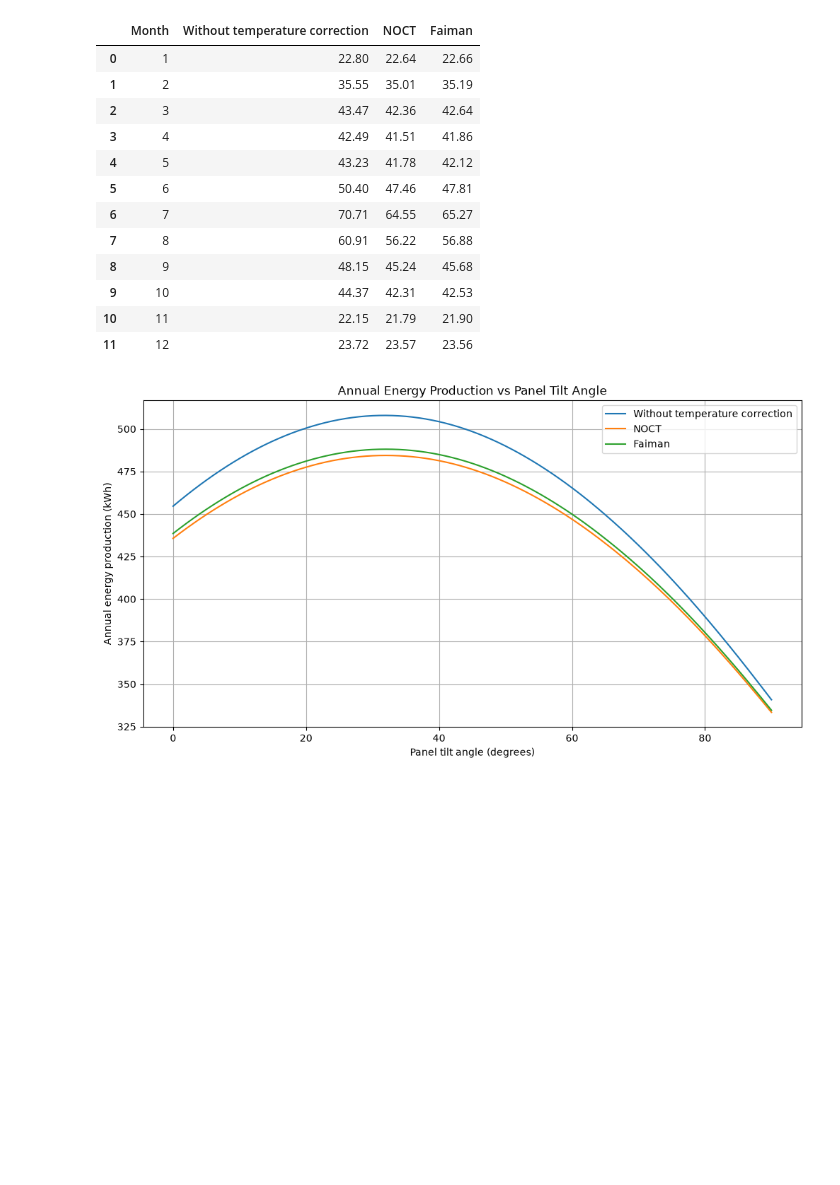
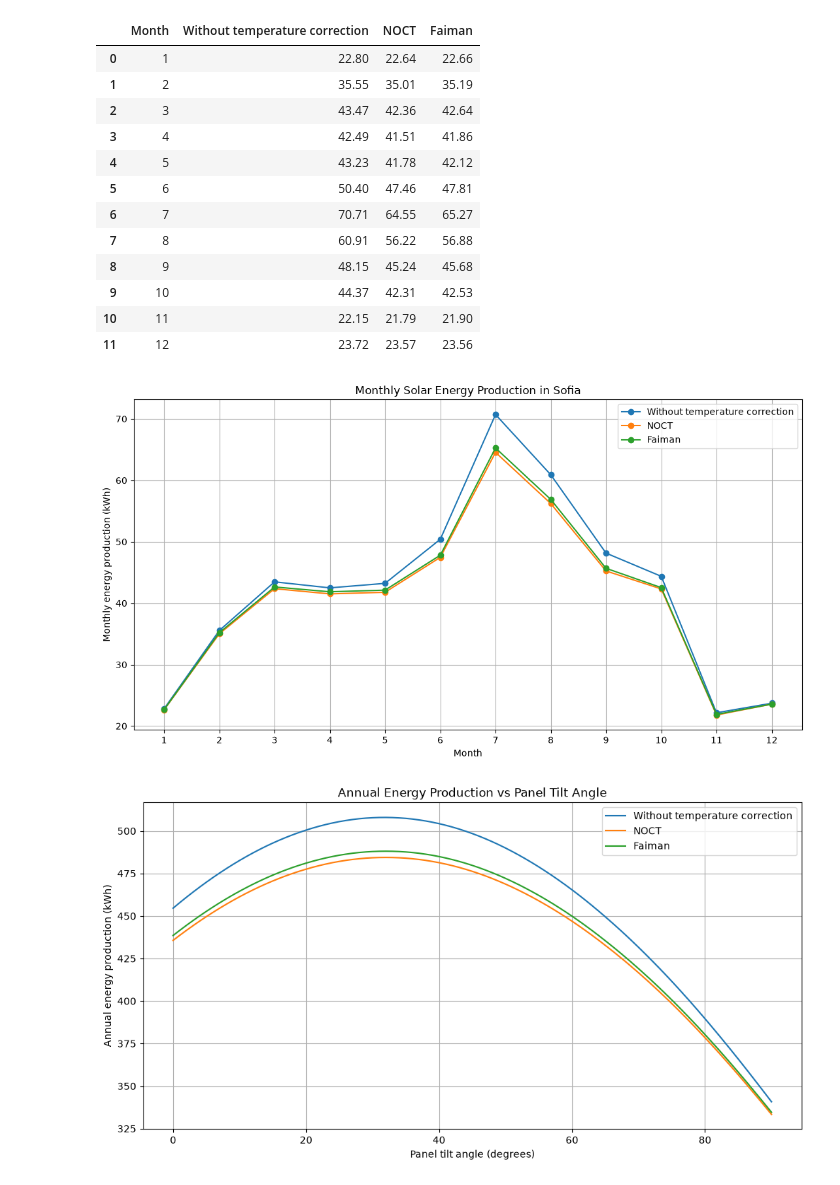
Before and after one commit to myshadow-data/Solar-panel-tilt-angle-optimization, a Jupyter notebook: Tilt_Angle_for_Solar_Panels.ipynb, the cells around one changed output. Cells and saved outputs as stored; diff of their text form; code cells hidden in the pictures; blank space fills up the shorter version.

Commit message:
Adding of Visualization
Adding of visualization of monthly energy production

```diff
--- a/Tilt_Angle_for_Solar_Panels.ipynb
+++ b/Tilt_Angle_for_Solar_Panels.ipynb
@@ -1394,6 +1394,42 @@ display(monthly_energy.round(2))
 | 9 | 10 | 44.37 | 42.31 | 42.53 |
 | 10 | 11 | 22.15 | 21.79 | 21.90 |
 | 11 | 12 | 23.72 | 23.57 | 23.56 |
+# %%
+# Plot monthly energy production
+plt.figure(figsize=(11, 6))
+
+plt.plot(
+    monthly_energy["Month"],
+    monthly_energy["Without temperature correction"],
+    marker="o",
+    label="Without temperature correction"
+)
+
+plt.plot(
+    monthly_energy["Month"],
+    monthly_energy["NOCT"],
+    marker="o",
+    label="NOCT"
+)
+
+plt.plot(
+    monthly_energy["Month"],
+    monthly_energy["Faiman"],
+    marker="o",
+    label="Faiman"
+)
+
+plt.xlabel("Month")
+plt.ylabel("Monthly energy production (kWh)")
+plt.title("Monthly Solar Energy Production in Sofia")
+
+plt.xticks(range(1, 13))
+plt.legend()
+plt.grid(True)
+plt.tight_layout()
+plt.show()
+# %% [output]
+[figure, added]
 # %%
 plt.figure(figsize=(12, 6))
 
```
